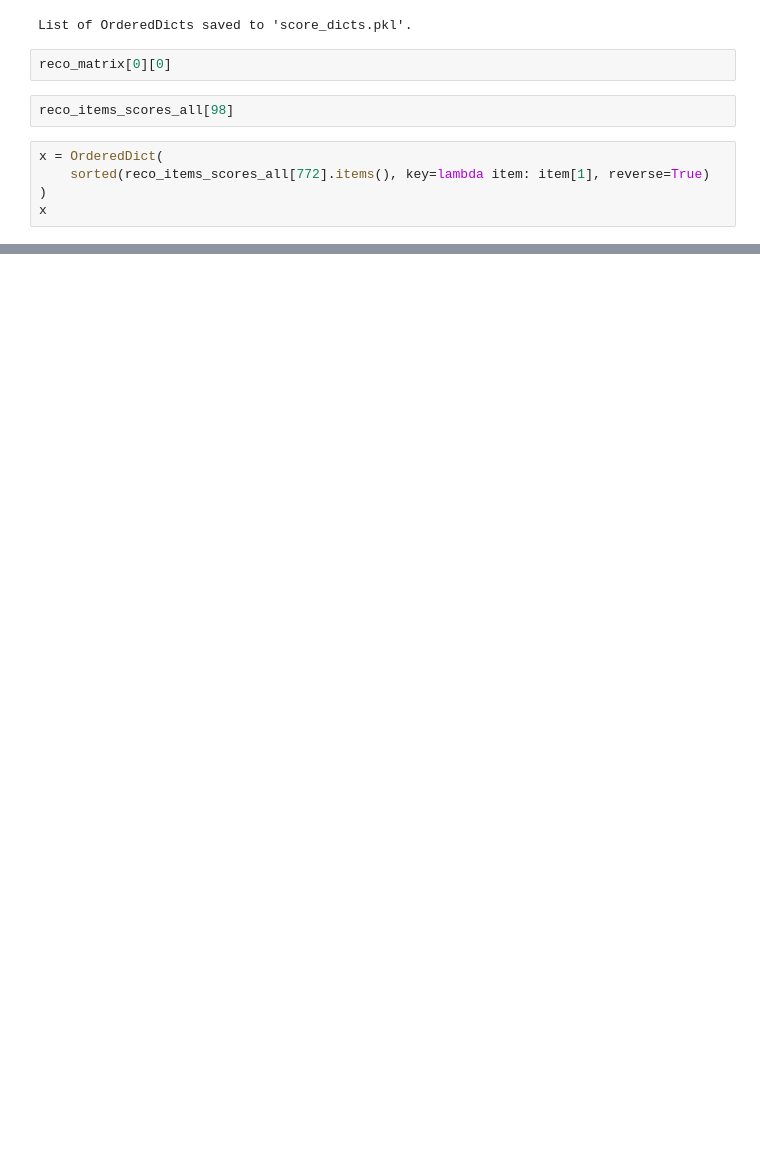
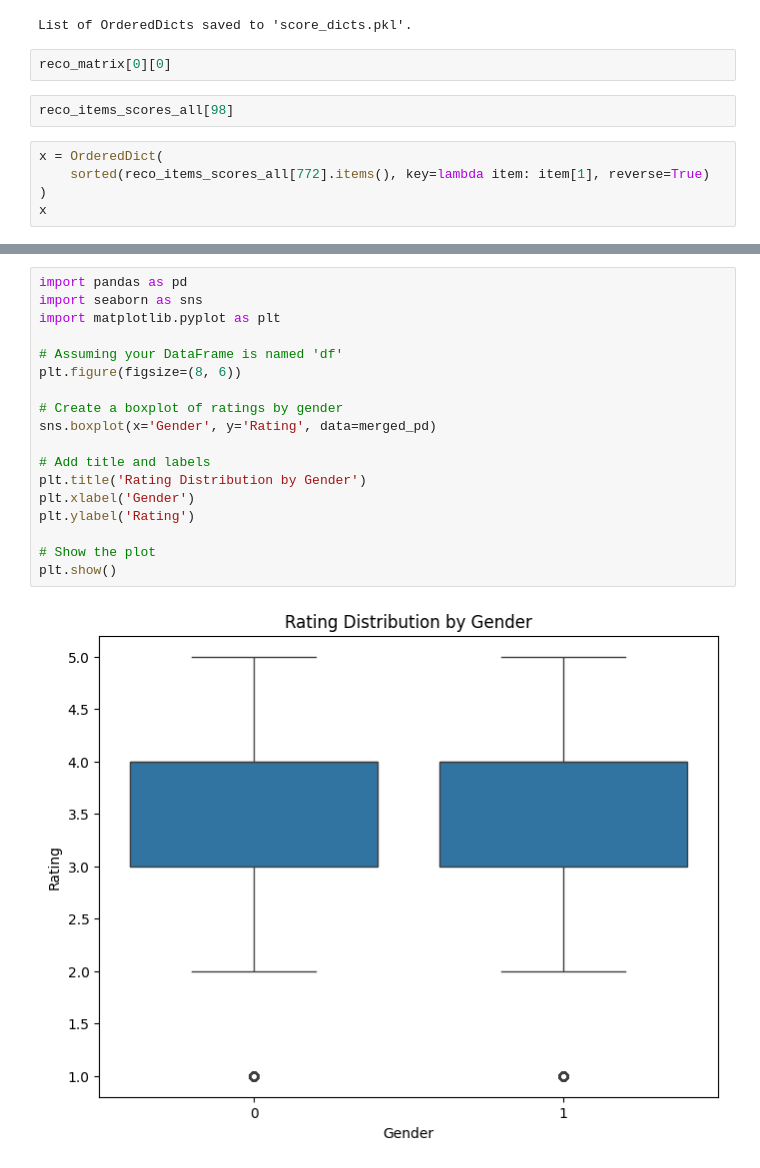
Before and after one commit to tahsinkheya/re_ranking_clean, a Jupyter notebook: experiments/models_run_ml1M.ipynb, the cells around one changed output, grey strips where cells are left out. Drawn from its saved outputs; the diff is of its cells as text; blank space fills up the shorter version.

```diff
--- a/experiments/models_run_ml1M.ipynb
+++ b/experiments/models_run_ml1M.ipynb
@@ -595,0 +742,20 @@ x
+# %%
+import pandas as pd
+import seaborn as sns
+import matplotlib.pyplot as plt
+
+# Assuming your DataFrame is named 'df'
+plt.figure(figsize=(8, 6))
+
+# Create a boxplot of ratings by gender
+sns.boxplot(x='Gender', y='Rating', data=merged_pd)
+
+# Add title and labels
+plt.title('Rating Distribution by Gender')
+plt.xlabel('Gender')
+plt.ylabel('Rating')
+
+# Show the plot
+plt.show()
+# %% [output]
+[figure, added]
```
Also changed, not shown: parts of 18 cells of this notebook, 10 other files.
